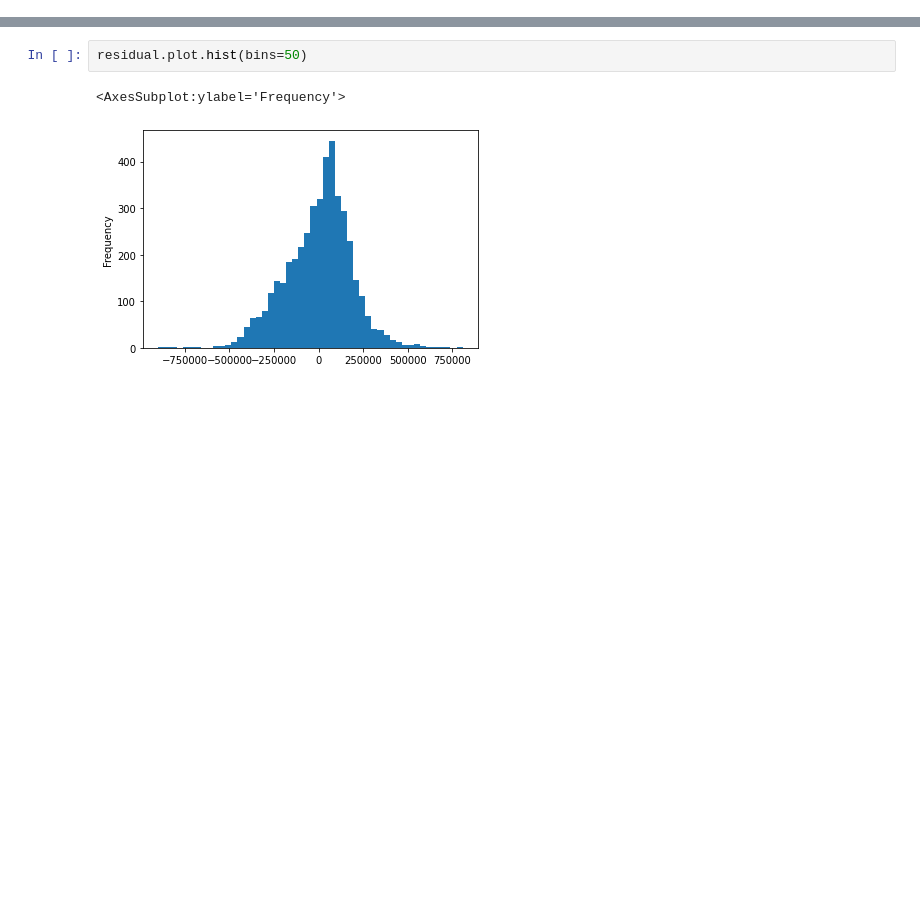
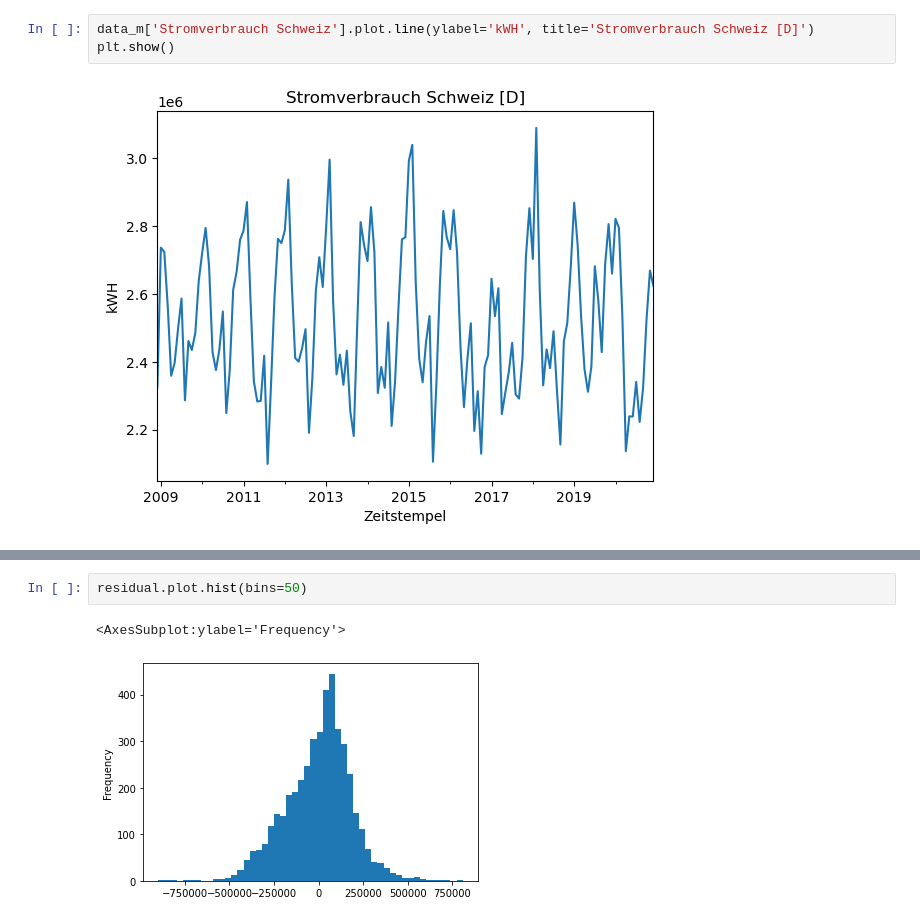
Before and after one commit to kenfus/spz_omc, a Jupyter notebook: main.ipynb, the cells around one changed output, grey strips where cells are left out. Drawn from its saved outputs; the diff is of its cells as text; blank space fills up the shorter version.

```diff
--- a/main.ipynb
+++ b/main.ipynb
@@ -221,0 +88,5 @@ Name: resid, Length: 364, dtype: float64
+# %%
+data_m['Stromverbrauch Schweiz'].plot.line(ylabel='kWH', title='Stromverbrauch Schweiz [D]')
+plt.show()
+# %% [output]
+[figure, added]
```
Also changed, not shown: parts of 77 cells of this notebook, 4 other files.
